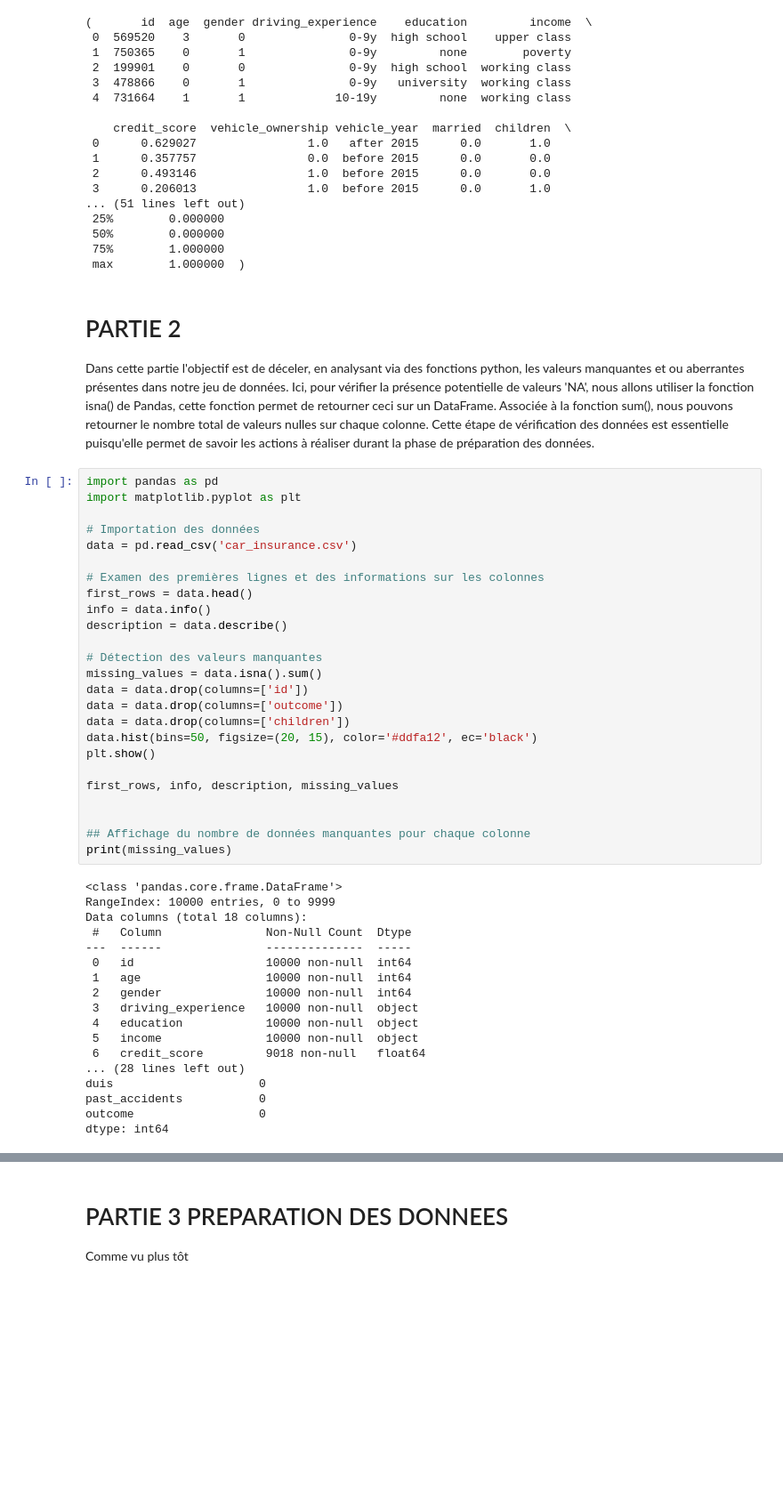
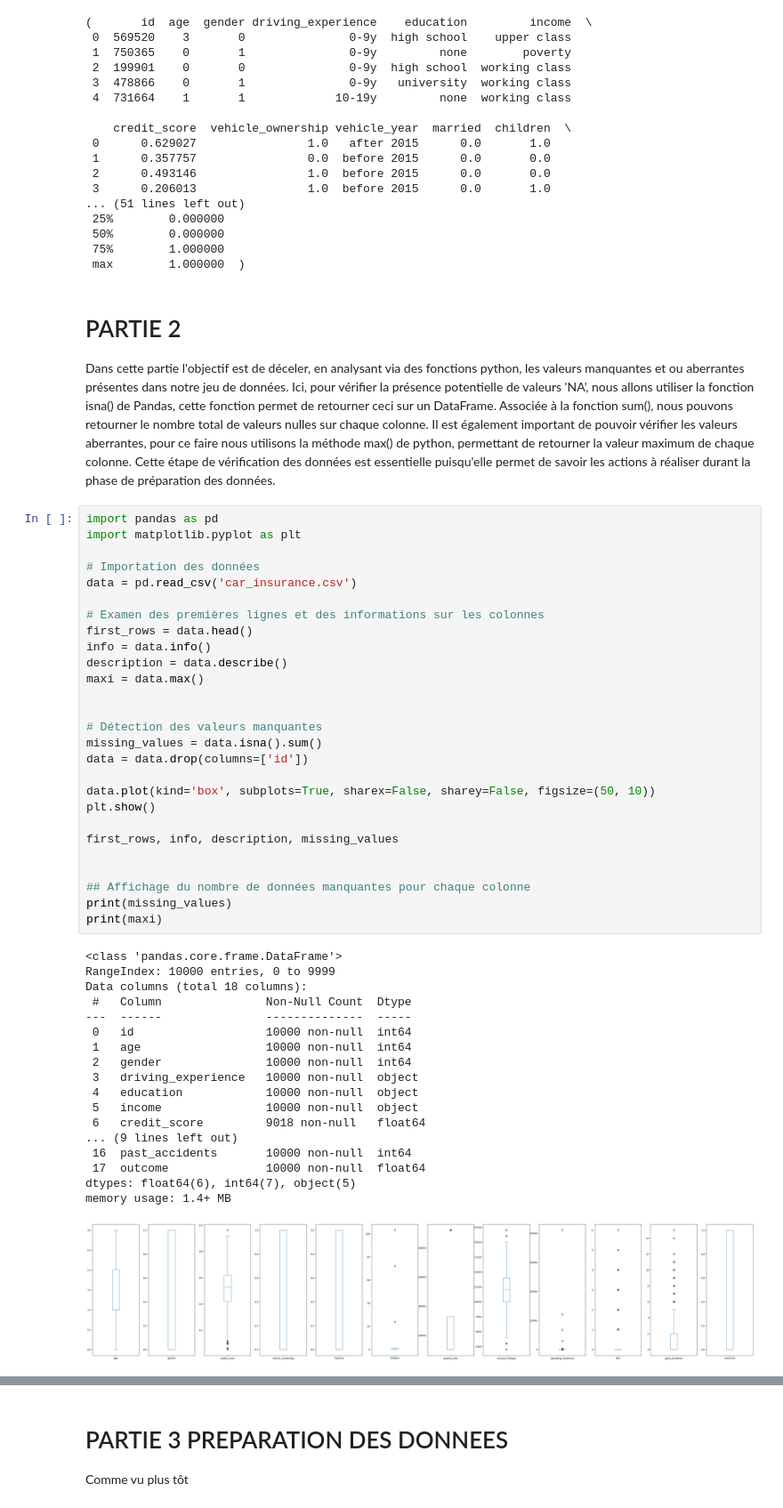
Before and after one commit to phoquiche/projet_data_science, a Jupyter notebook: projet.ipynb, the cells around one changed output, grey strips where cells are left out. Shown at 89% size. Drawn from its saved outputs; the diff is of its cells as text; blank space fills up the shorter version.

Commit message:
Ajout des box plots pour analyse des valeurs aberrantes

```diff
--- a/projet.ipynb
+++ b/projet.ipynb
@@ -61,7 +61,7 @@ memory usage: 1.4+ MB
  max        1.000000  )
 # %% [markdown]
 # PARTIE 2
-Dans cette partie l'objectif est de déceler, en analysant via des fonctions python, les valeurs manquantes et ou aberrantes présentes dans notre jeu de données. Ici, pour vérifier la présence potentielle de valeurs 'NA', nous allons utiliser la fonction isna() de Pandas, cette fonction permet de retourner ceci sur un DataFrame. Associée à la fonction sum(), nous pouvons retourner le nombre total de valeurs nulles sur chaque colonne. Cette étape de vérification des données est essentielle puisqu'elle permet de savoir les actions à réaliser durant la phase de préparation des données.
+Dans cette partie l'objectif est de déceler, en analysant via des fonctions python, les valeurs manquantes et ou aberrantes présentes dans notre jeu de données. Ici, pour vérifier la présence potentielle de valeurs 'NA', nous allons utiliser la fonction isna() de Pandas, cette fonction permet de retourner ceci sur un DataFrame. Associée à la fonction sum(), nous pouvons retourner le nombre total de valeurs nulles sur chaque colonne. Il est également important de pouvoir vérifier les valeurs aberrantes, pour ce faire nous utilisons la méthode max() de python, permettant de retourner la valeur maximum de chaque colonne. Cette étape de vérification des données est essentielle puisqu'elle permet de savoir les actions à réaliser durant la phase de préparation des données.
 # %%
 import pandas as pd
 import matplotlib.pyplot as plt
@@ -70,38 +70,41 @@ import matplotlib.pyplot as plt
 data = pd.read_csv('car_insurance.csv')
 
 # Examen des premières lignes et des informations sur les colonnes
 first_rows = data.head()
 info = data.info()
 description = data.describe()
+maxi = data.max()
+
 
 # Détection des valeurs manquantes
 missing_values = data.isna().sum()
 data = data.drop(columns=['id'])
-data = data.drop(columns=['outcome'])
-data = data.drop(columns=['children'])
-data.hist(bins=50, figsize=(20, 15), color='#ddfa12', ec='black')
+
+data.plot(kind='box', subplots=True, sharex=False, sharey=False, figsize=(50, 10))
 plt.show()
 
 first_rows, info, description, missing_values
 
 
 ## Affichage du nombre de données manquantes pour chaque colonne
 print(missing_values)
+print(maxi)
 # %% [output]
 <class 'pandas.core.frame.DataFrame'>
 RangeIndex: 10000 entries, 0 to 9999
 Data columns (total 18 columns):
  #   Column               Non-Null Count  Dtype
 ---  ------               --------------  -----
  0   id                   10000 non-null  int64
  1   age                  10000 non-null  int64
  2   gender               10000 non-null  int64
  3   driving_experience   10000 non-null  object
  4   education            10000 non-null  object
  5   income               10000 non-null  object
  6   credit_score         9018 non-null   float64
-... (28 lines left out)
-duis                     0
-past_accidents           0
-outcome                  0
-dtype: int64
+... (9 lines left out)
+ 16  past_accidents       10000 non-null  int64
+ 17  outcome              10000 non-null  float64
+dtypes: float64(6), int64(7), object(5)
+memory usage: 1.4+ MB
+[figure, added]
```
Also changed, not shown: parts of 4 cells of this notebook.
